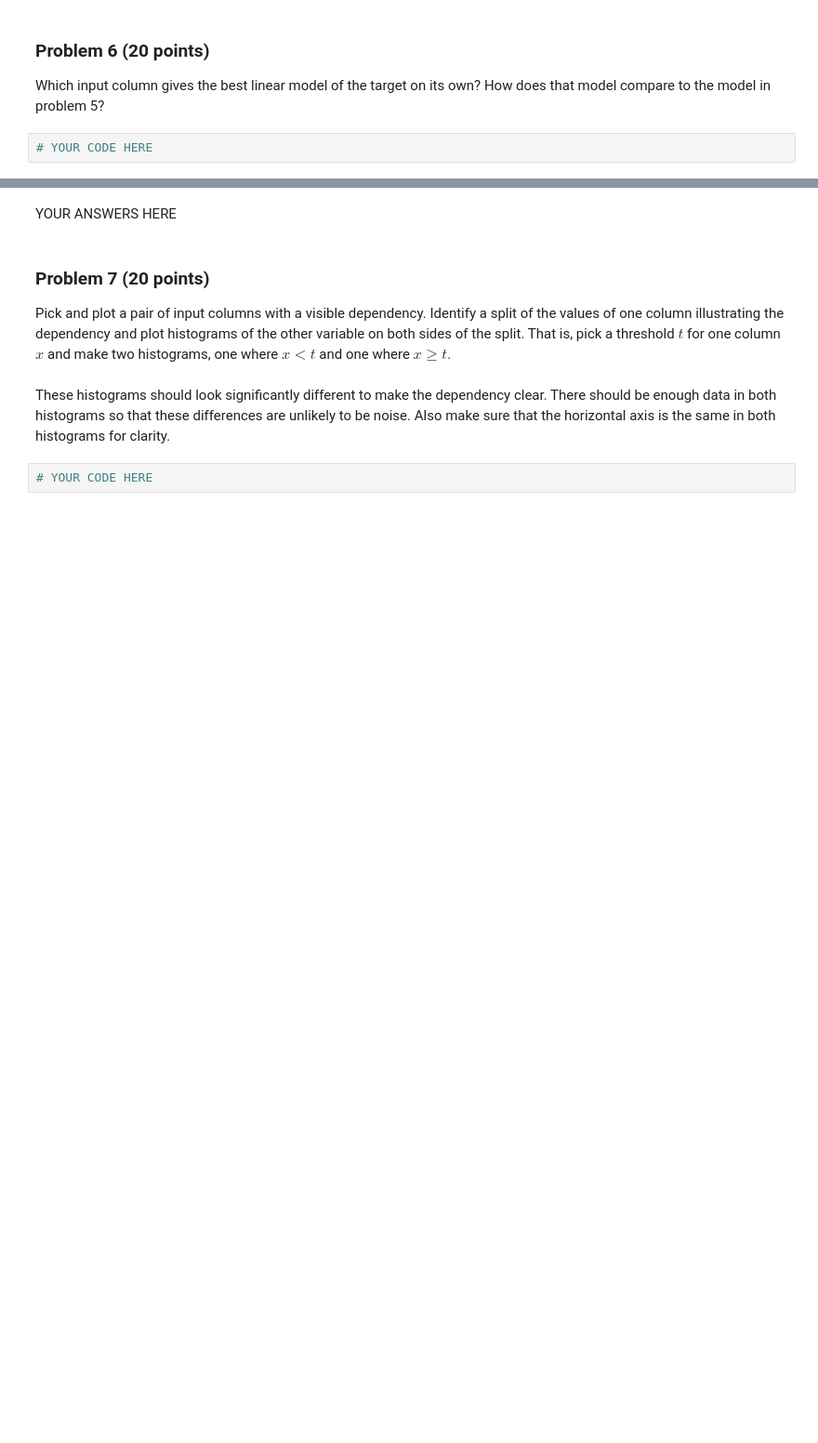
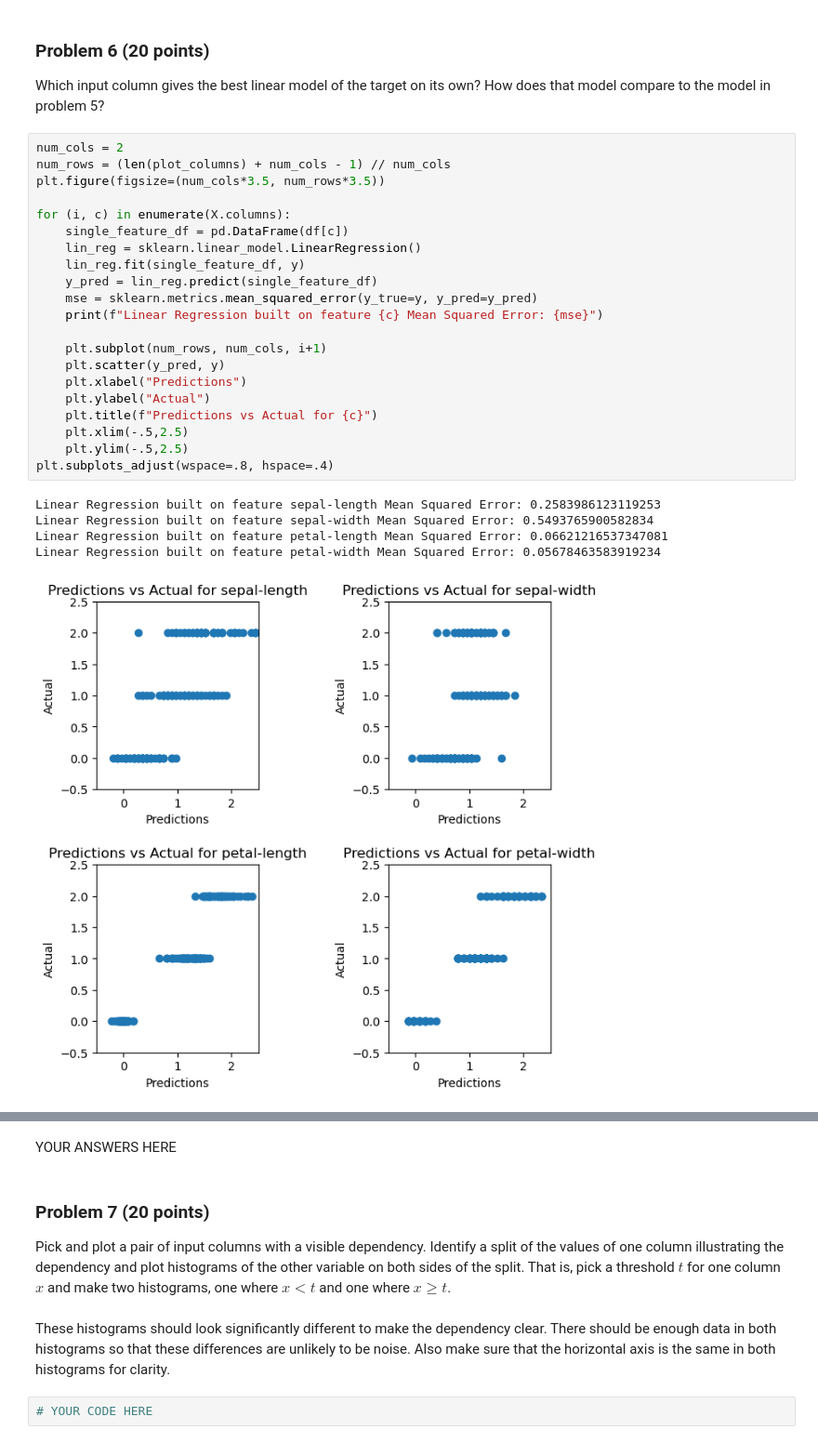
Before and after one commit to calebhadley1/dx601-final-project, a Jupyter notebook: project.ipynb, the cells around one changed output, grey strips where cells are left out. Shown at 93% size. Cells and saved outputs as stored; diff of their text form; blank space fills up the shorter version.

```diff
--- a/project.ipynb
+++ b/project.ipynb
@@ -158,5 +204,30 @@ YOUR ANSWERS HERE
 
 Which input column gives the best linear model of the target on its own?
 How does that model compare to the model in problem 5?
-# %%
-# YOUR CODE HERE
+# %%
+num_cols = 2
+num_rows = (len(plot_columns) + num_cols - 1) // num_cols
+plt.figure(figsize=(num_cols*3.5, num_rows*3.5))
+
+for (i, c) in enumerate(X.columns):
+    single_feature_df = pd.DataFrame(df[c])
+    lin_reg = sklearn.linear_model.LinearRegression()
+    lin_reg.fit(single_feature_df, y)
+    y_pred = lin_reg.predict(single_feature_df)
+    mse = sklearn.metrics.mean_squared_error(y_true=y, y_pred=y_pred)
+    print(f"Linear Regression built on feature {c} Mean Squared Error: {mse}")
+
+    plt.subplot(num_rows, num_cols, i+1)
+    plt.scatter(y_pred, y)
+    plt.xlabel("Predictions")
+    plt.ylabel("Actual")
+    plt.title(f"Predictions vs Actual for {c}")
+    plt.xlim(-.5,2.5)
+    plt.ylim(-.5,2.5)
+plt.subplots_adjust(wspace=.8, hspace=.4)
+# %% [output]
+Linear Regression built on feature sepal-length Mean Squared Error: 0.2583986123119253
+Linear Regression built on feature sepal-width Mean Squared Error: 0.5493765900582834
+Linear Regression built on feature petal-length Mean Squared Error: 0.06621216537347081
+Linear Regression built on feature petal-width Mean Squared Error: 0.05678463583919234
+[figure, added]
```
Also changed, not shown: parts of 11 cells of this notebook.
